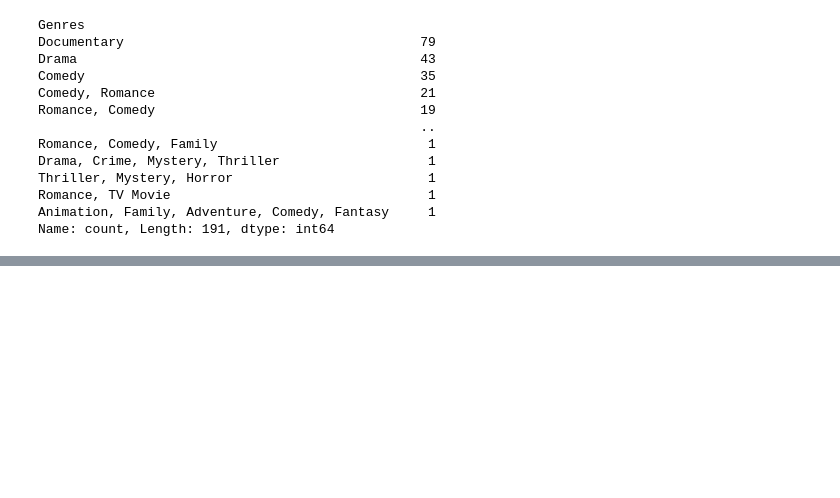
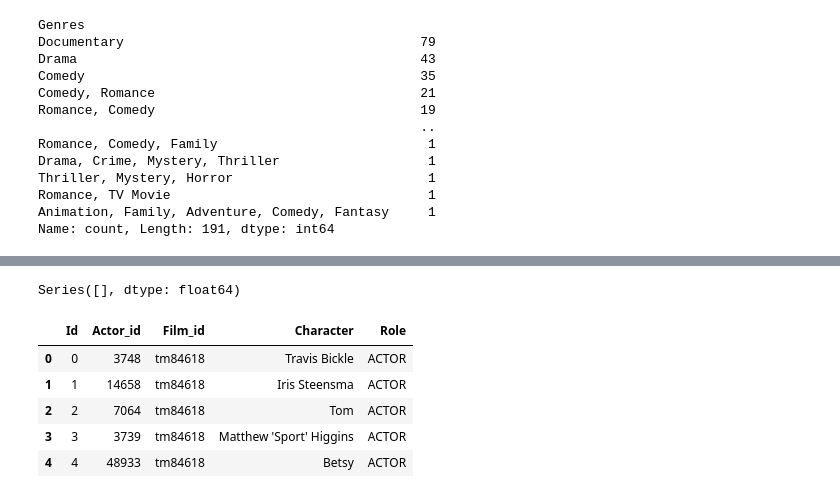
Before and after one commit to jrodrisanz/ProyectoETL, a Jupyter notebook: src/netflix_film.ipynb, the cells around one changed output, grey strips where cells are left out. Cells and saved outputs as stored; diff of their text form; code cells hidden in the pictures; blank space fills up the shorter version.

```diff
--- a/src/netflix_film.ipynb
+++ b/src/netflix_film.ipynb
@@ -284,3 +257,9 @@ df.dropna(subset=['IMDB_votes', 'TMDB_score'], inplace=True)  # eliminos las fil
 # %%
 # Guardar el DataFrame actualizado en un nuevo archivo CSV
 df.to_csv('../data/df_netflix_clean.csv', index=False)
+# %%
+#creamos una columna Id autonumerica para poder realizar las relaciones posteriormente
+data_cred.reset_index(inplace=True, drop=False)
+data_cred.rename(columns={'index': 'Id'}, inplace=True)
+# %%
+data_cred = data_cred.rename(columns={'person_id':'Actor_id','id':'Film_id','name':'Name','character':'Character','role':'Role'})
@@ -286,0 +271,2 @@ df.to_csv('../data/df_netflix_clean.csv', index=False)
+# %%
+data_cred.drop(['Name'], axis=1, inplace=True)
@@ -286,0 +282,5 @@ df.to_csv('../data/df_netflix_clean.csv', index=False)
+# %%
+nan_cols = df_actor.isna().mean() * 100  # porcentaje de nulos de la tabla Titles
+nan_cols[nan_cols>0]
+# %% [output]
+Series([], dtype: float64)
@@ -286,0 +289,12 @@ df.to_csv('../data/df_netflix_clean.csv', index=False)
+# %%
+#comprobamos que hay un 10% de personajes nulos, los rellenamos con 'unknown'
+data_cred['Character'] = data_cred['Character'].fillna('unknown')
+# %%
+data_cred.head()
+# %% [output]
+|  | Id | Actor_id | Film_id | Character | Role |
+| 0 | 0 | 3748 | tm84618 | Travis Bickle | ACTOR |
+| 1 | 1 | 14658 | tm84618 | Iris Steensma | ACTOR |
+| 2 | 2 | 7064 | tm84618 | Tom | ACTOR |
+| 3 | 3 | 3739 | tm84618 | Matthew 'Sport' Higgins | ACTOR |
+| 4 | 4 | 48933 | tm84618 | Betsy | ACTOR |
```
Also changed, not shown: parts of 13 cells of this notebook, 2 other files.
